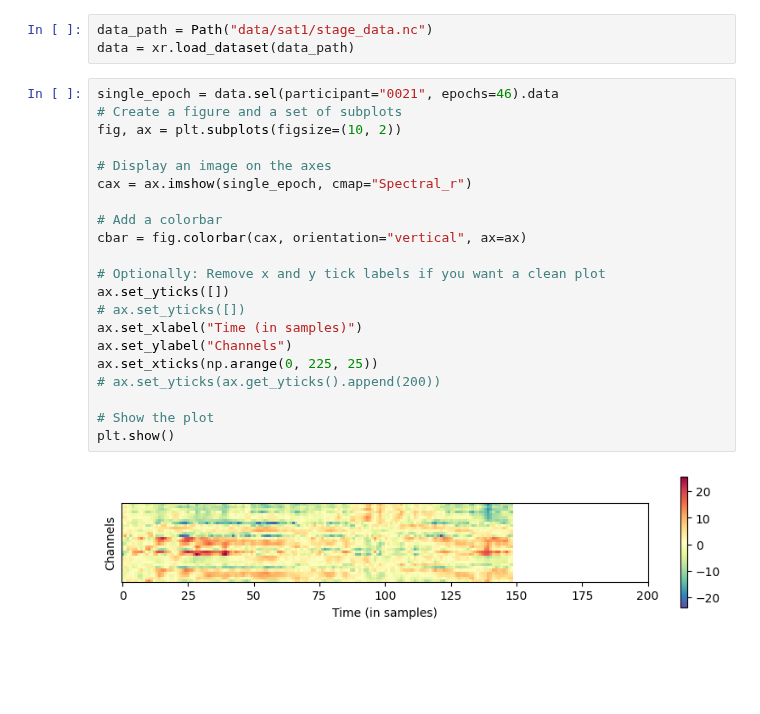
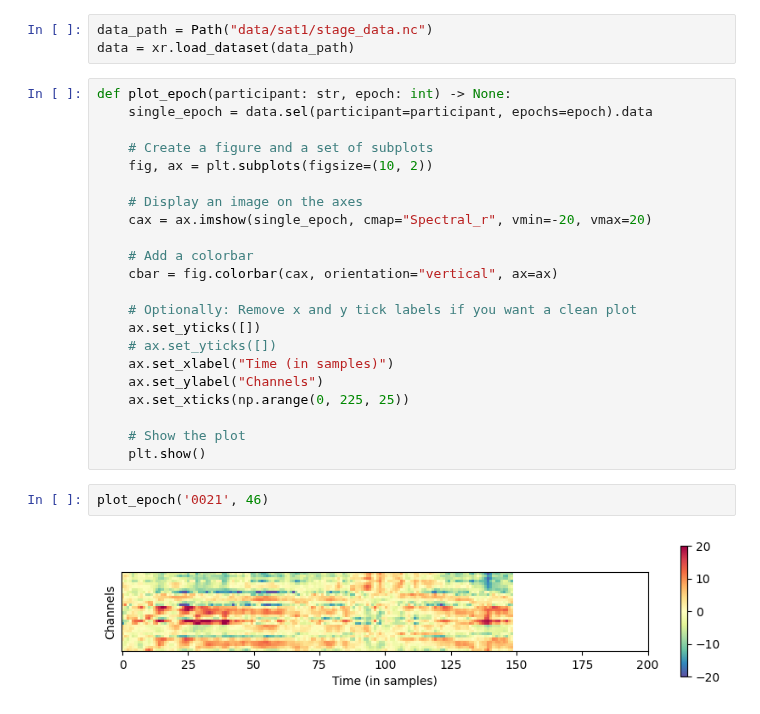
Before and after one commit to rickdott/hmp-ai, a Jupyter notebook: visualization.ipynb, the cells around one changed output. Cells and saved outputs as stored; diff of their text form; blank space fills up the shorter version.

```diff
--- a/visualization.ipynb
+++ b/visualization.ipynb
@@ -197,25 +159,28 @@ TypeError: Invalid shape (30,) for image data
 data_path = Path("data/sat1/stage_data.nc")
 data = xr.load_dataset(data_path)
 # %%
-single_epoch = data.sel(participant="0021", epochs=46).data
-# Create a figure and a set of subplots
-fig, ax = plt.subplots(figsize=(10, 2))
+def plot_epoch(participant: str, epoch: int) -> None:
+    single_epoch = data.sel(participant=participant, epochs=epoch).data
 
-# Display an image on the axes
-cax = ax.imshow(single_epoch, cmap="Spectral_r")
+    # Create a figure and a set of subplots
+    fig, ax = plt.subplots(figsize=(10, 2))
 
-# Add a colorbar
-cbar = fig.colorbar(cax, orientation="vertical", ax=ax)
+    # Display an image on the axes
+    cax = ax.imshow(single_epoch, cmap="Spectral_r", vmin=-20, vmax=20)
 
-# Optionally: Remove x and y tick labels if you want a clean plot
-ax.set_yticks([])
-# ax.set_yticks([])
-ax.set_xlabel("Time (in samples)")
-ax.set_ylabel("Channels")
-ax.set_xticks(np.arange(0, 225, 25))
-# ax.set_yticks(ax.get_yticks().append(200))
+    # Add a colorbar
+    cbar = fig.colorbar(cax, orientation="vertical", ax=ax)
 
-# Show the plot
-plt.show()
+    # Optionally: Remove x and y tick labels if you want a clean plot
+    ax.set_yticks([])
+    # ax.set_yticks([])
+    ax.set_xlabel("Time (in samples)")
+    ax.set_ylabel("Channels")
+    ax.set_xticks(np.arange(0, 225, 25))
+
+    # Show the plot
+    plt.show()
-# %% [output]
-[figure, removed]
+# %%
+plot_epoch('0021', 46)
+# %% [output]
+[figure, added]
```
Also changed, not shown: parts of 9 cells of this notebook, 5 other files.
